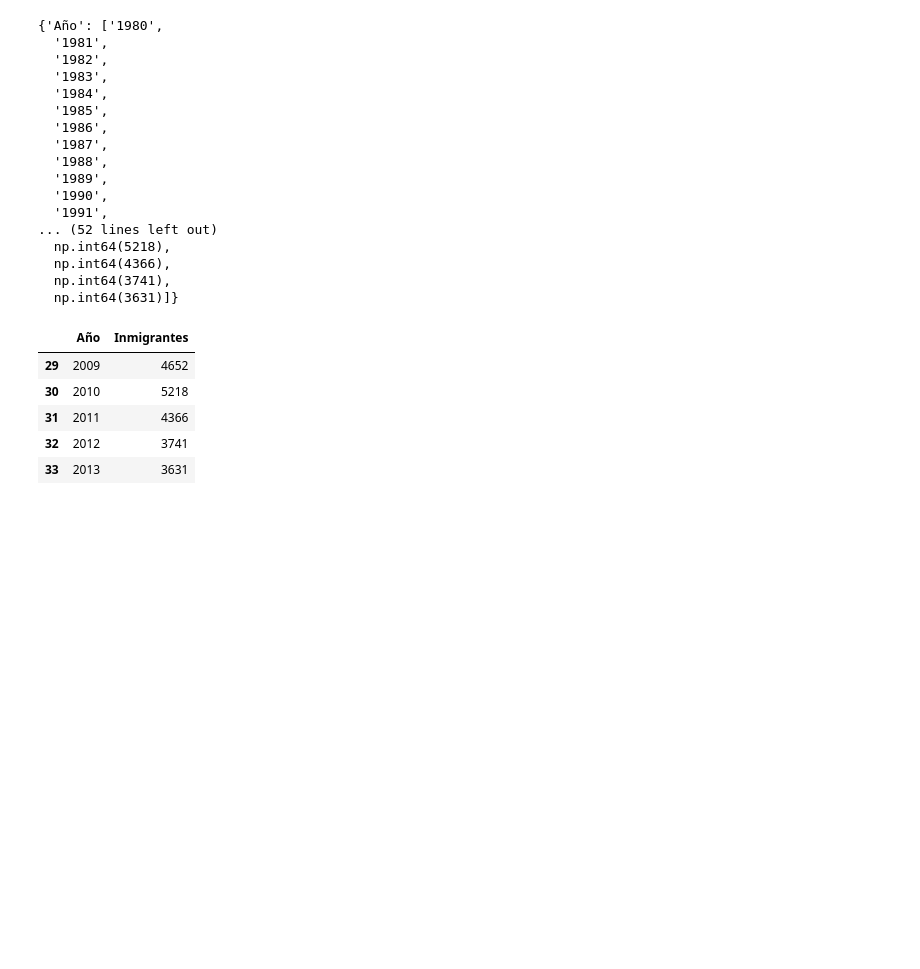
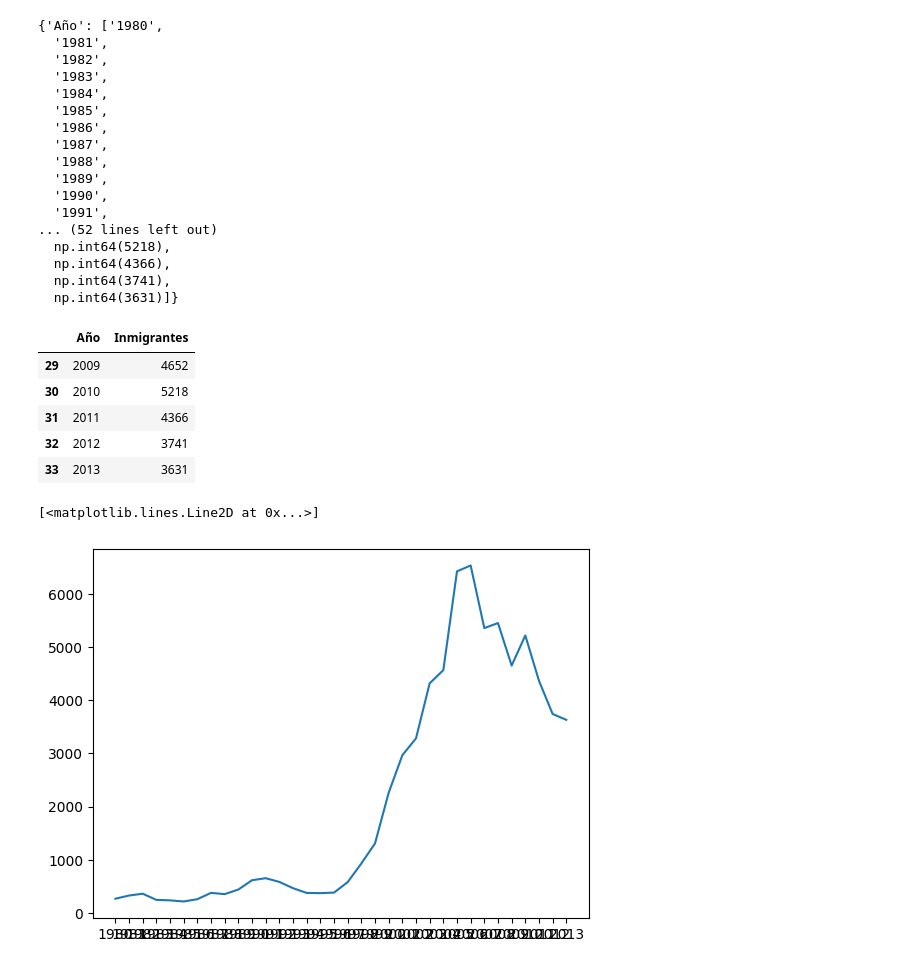
Before and after one commit to AndresCMontejo/Visualizaci-n-de-datos-con-Python-Matplotlib-Seaborn-y-Plotly, a Jupyter notebook: visualizacion_de_datos_con_python.ipynb, the cells around one changed output. Cells and saved outputs as stored; diff of their text form; code cells hidden in the pictures; blank space fills up the shorter version.

```diff
--- a/visualizacion_de_datos_con_python.ipynb
+++ b/visualizacion_de_datos_con_python.ipynb
@@ -149,0 +152,6 @@ datos_col.tail()
+# %%
+#Ahora vamos a visualizar un grafico, tomando en el eje "x" años y eje "Y" "inmigrantes"
+plt.plot(datos_col['Año'], datos_col['Inmigrantes']) #(datos_col['X'], datos_col['Y'])
+# %% [output]
+[<matplotlib.lines.Line2D at 0x...>]
+[figure, added]
```
Also changed, not shown: parts of 7 cells of this notebook.
